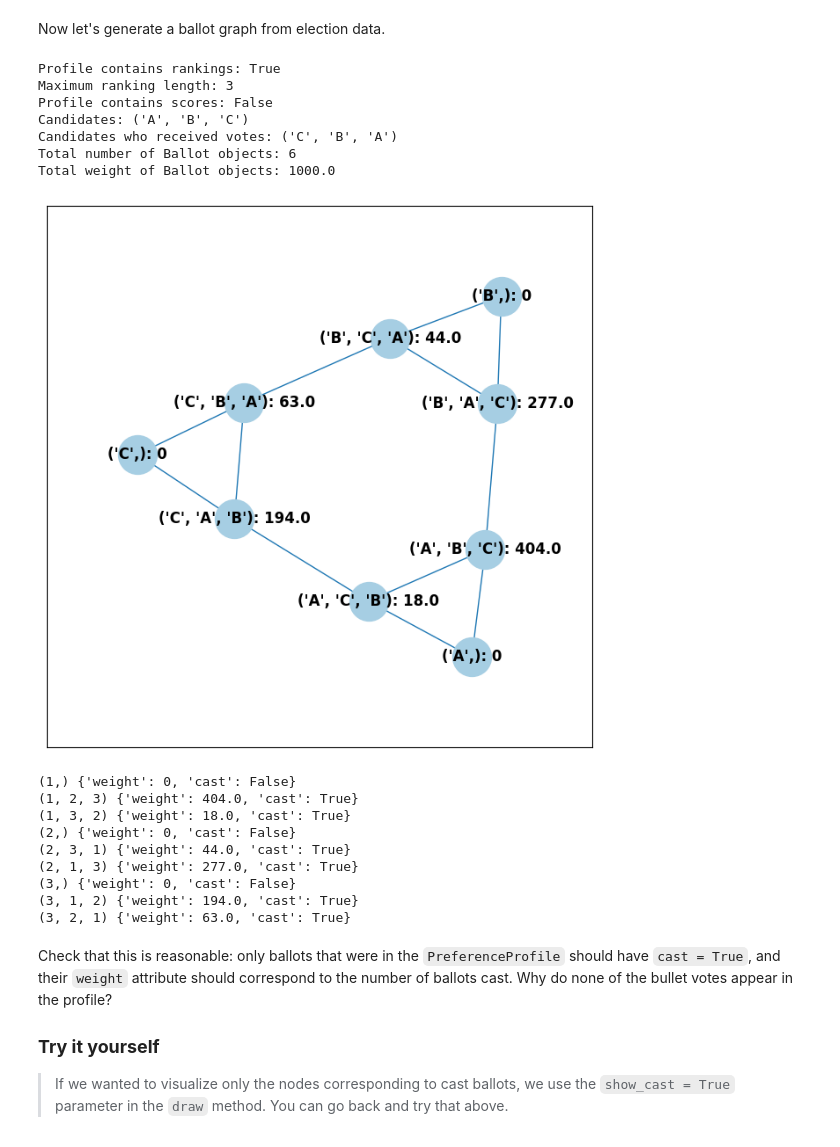
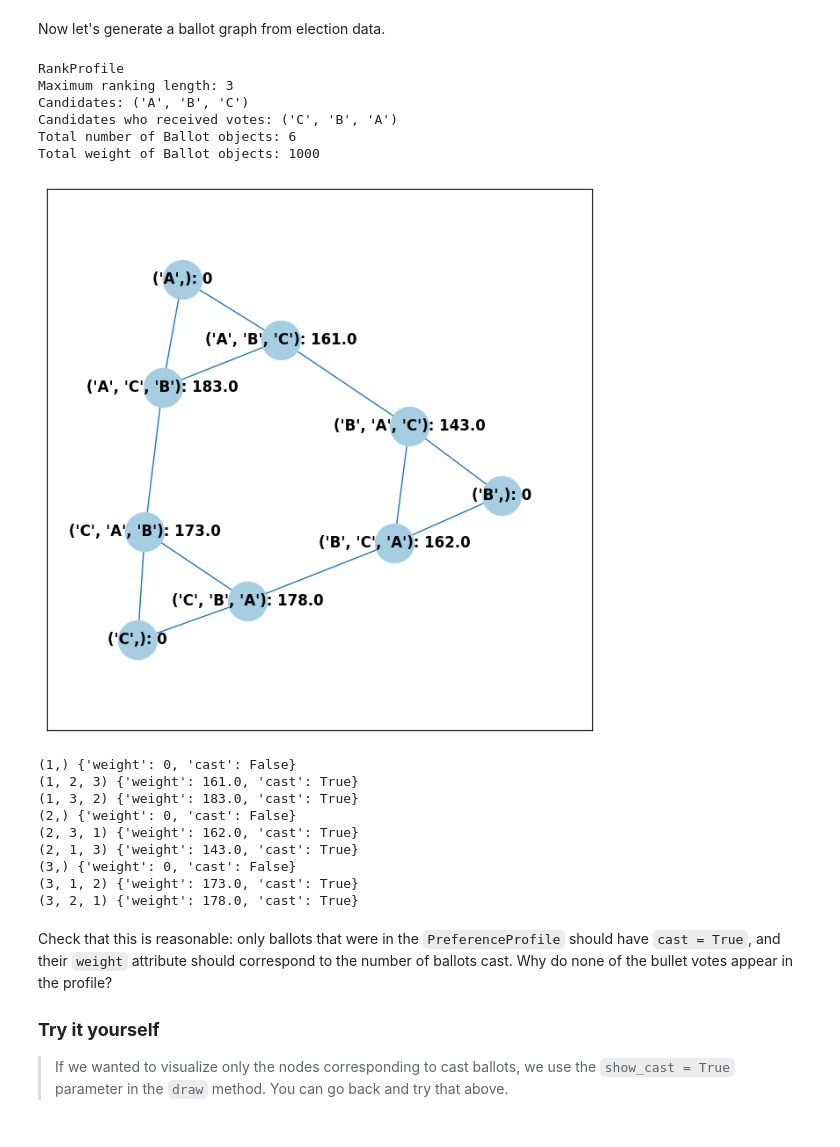
Before and after one commit to mggg/VoteKit, a Jupyter notebook: notebooks/3_viz.ipynb, the cells around one changed output. Drawn from its saved outputs; the diff is of its cells as text; code cells hidden in the pictures.

```diff
--- a/notebooks/3_viz.ipynb
+++ b/notebooks/3_viz.ipynb
@@ -302,34 +285,31 @@ Now let's generate a ballot graph from election data.
 # %%
 candidates = ["A", "B", "C"]
 
-iac = bg.ImpartialAnonymousCulture(candidates=candidates)
-
-profile = iac.generate_profile(number_of_ballots=1000)
+profile = bg.ic_profile_generator(candidates=candidates, number_of_ballots=1000)
 print(profile)
 
 ballot_graph = BallotGraph(profile)
 ballot_graph.draw(labels=True, show_cast=False)
 
 for node, data in ballot_graph.graph.nodes(data=True):
     print(node, data)
 # %% [output]
-Profile contains rankings: True
+RankProfile
 Maximum ranking length: 3
-Profile contains scores: False
 Candidates: ('A', 'B', 'C')
 Candidates who received votes: ('C', 'B', 'A')
 Total number of Ballot objects: 6
-Total weight of Ballot objects: 1000.0
+Total weight of Ballot objects: 1000
-[figure, old version]
+[figure, new version]
 (1,) {'weight': 0, 'cast': False}
-(1, 2, 3) {'weight': 404.0, 'cast': True}
-(1, 3, 2) {'weight': 18.0, 'cast': True}
+(1, 2, 3) {'weight': 161.0, 'cast': True}
+(1, 3, 2) {'weight': 183.0, 'cast': True}
 (2,) {'weight': 0, 'cast': False}
-(2, 3, 1) {'weight': 44.0, 'cast': True}
-(2, 1, 3) {'weight': 277.0, 'cast': True}
+(2, 3, 1) {'weight': 162.0, 'cast': True}
+(2, 1, 3) {'weight': 143.0, 'cast': True}
 (3,) {'weight': 0, 'cast': False}
-(3, 1, 2) {'weight': 194.0, 'cast': True}
-(3, 2, 1) {'weight': 63.0, 'cast': True}
+(3, 1, 2) {'weight': 173.0, 'cast': True}
+(3, 2, 1) {'weight': 178.0, 'cast': True}
 # %% [markdown]
 Check that this is reasonable: only ballots that were in the `PreferenceProfile` should have `cast = True`, and their `weight` attribute should correspond to the number of ballots cast. Why do none of the bullet votes appear in the profile?
 
```
Also changed, not shown: parts of 15 cells of this notebook.
